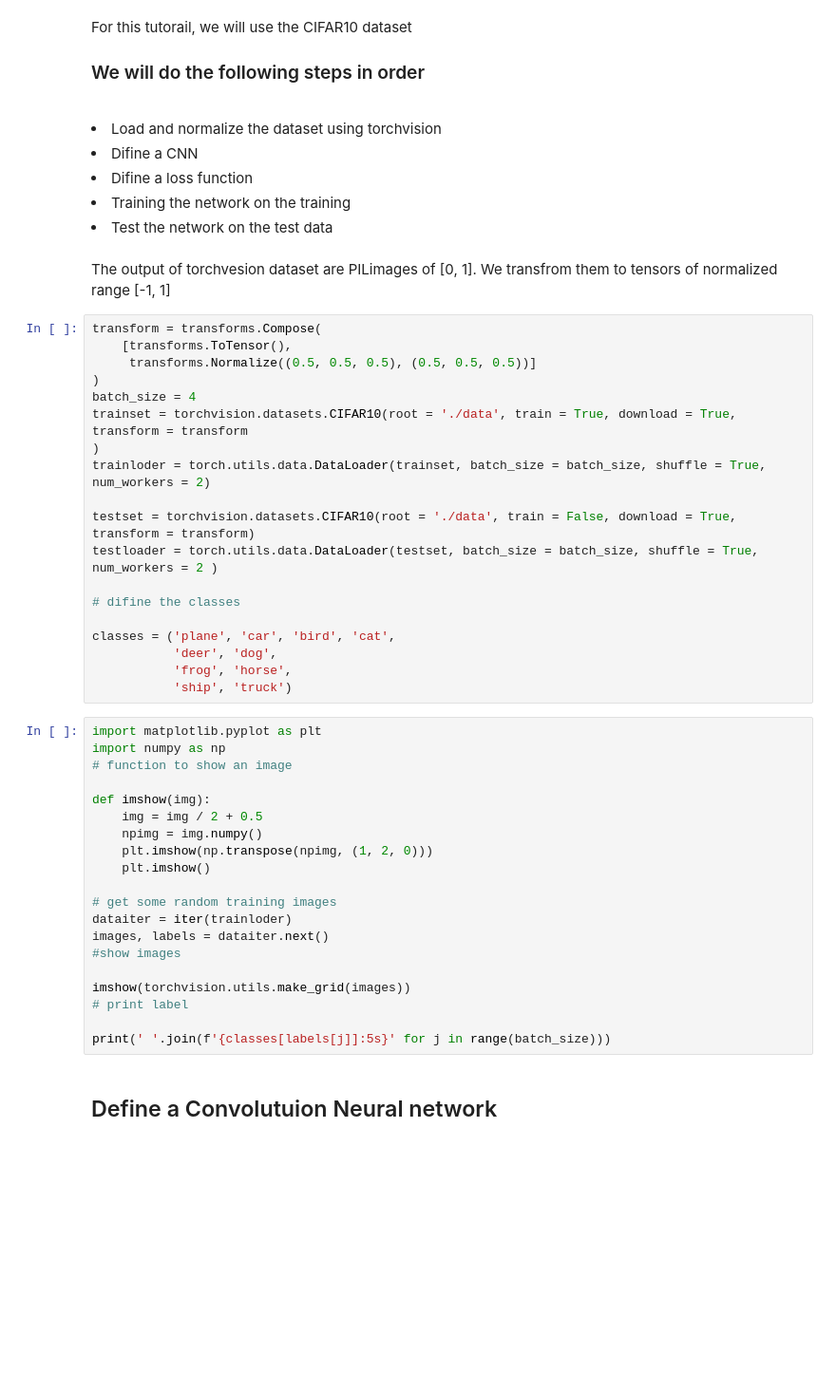
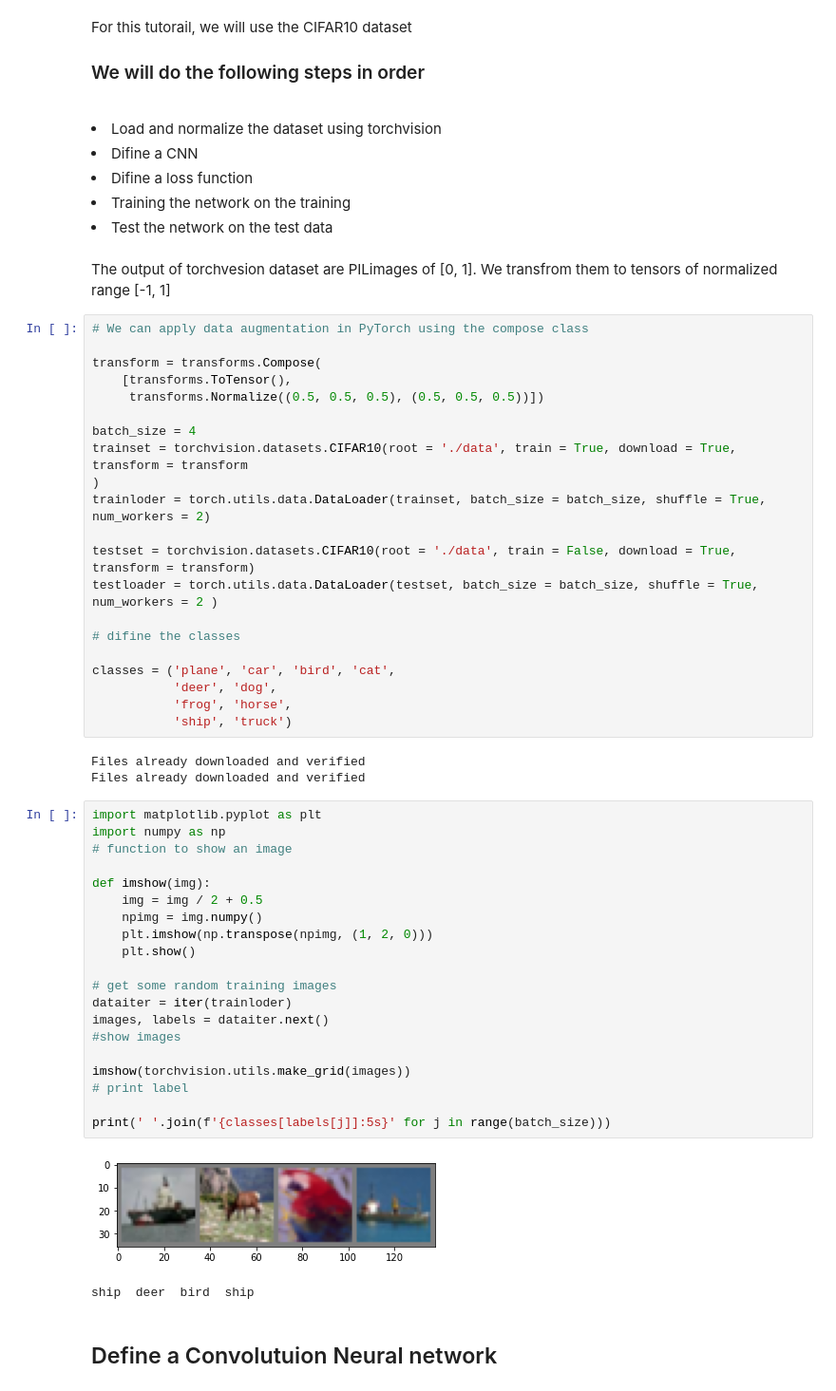
Before and after one commit to YassineOUKDACH/PyTorch-tutorials, a Jupyter notebook: CNN_with_PyTorch.ipynb, the cells around one changed output. Shown at 95% size. Drawn from its saved outputs; the diff is of its cells as text; blank space fills up the shorter version.

Commit message:
Image classification using CIFAR dataset

```diff
--- a/CNN_with_PyTorch.ipynb
+++ b/CNN_with_PyTorch.ipynb
@@ -12,10 +12,12 @@ For this tutorail, we will use the CIFAR10 dataset <br>
 <li>Test the network on the test data </li> <br>
 The output of torchvesion dataset are PILimages of [0, 1]. We transfrom them to tensors of normalized range [-1, 1]
 # %%
+# We can apply data augmentation in PyTorch using the compose class
+
 transform = transforms.Compose(
     [transforms.ToTensor(),
-     transforms.Normalize((0.5, 0.5, 0.5), (0.5, 0.5, 0.5))]
-)
+     transforms.Normalize((0.5, 0.5, 0.5), (0.5, 0.5, 0.5))])
+
 batch_size = 4
 trainset = torchvision.datasets.CIFAR10(root = './data', train = True, download = True, transform = transform
 )
@@ -30,26 +32,32 @@ classes = ('plane', 'car', 'bird', 'cat',
            'deer', 'dog',
            'frog', 'horse',
            'ship', 'truck')
+# %% [output]
+Files already downloaded and verified
+Files already downloaded and verified
 # %%
 import matplotlib.pyplot as plt
 import numpy as np
 # function to show an image
 
 def imshow(img):
     img = img / 2 + 0.5
     npimg = img.numpy()
     plt.imshow(np.transpose(npimg, (1, 2, 0)))
-    plt.imshow()
+    plt.show()
 
 # get some random training images
 dataiter = iter(trainloder)
 images, labels = dataiter.next()
 #show images
 
 imshow(torchvision.utils.make_grid(images))
 # print label
 
 print(' '.join(f'{classes[labels[j]]:5s}' for j in range(batch_size)))
+# %% [output]
+[figure, added]
+ship  deer  bird  ship
 # %% [markdown]
 <h2> Define a Convolutuion Neural network </h2>
 # %%
```
Also changed, not shown: parts of 11 cells of this notebook.
